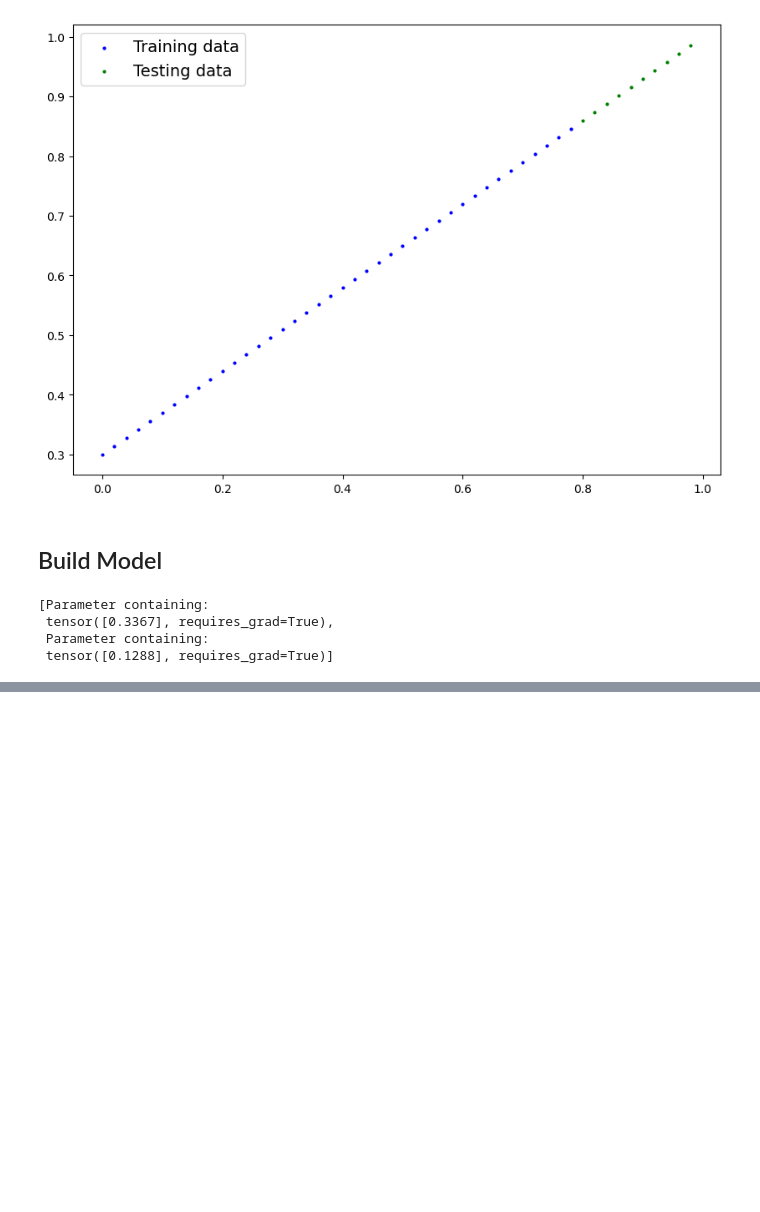
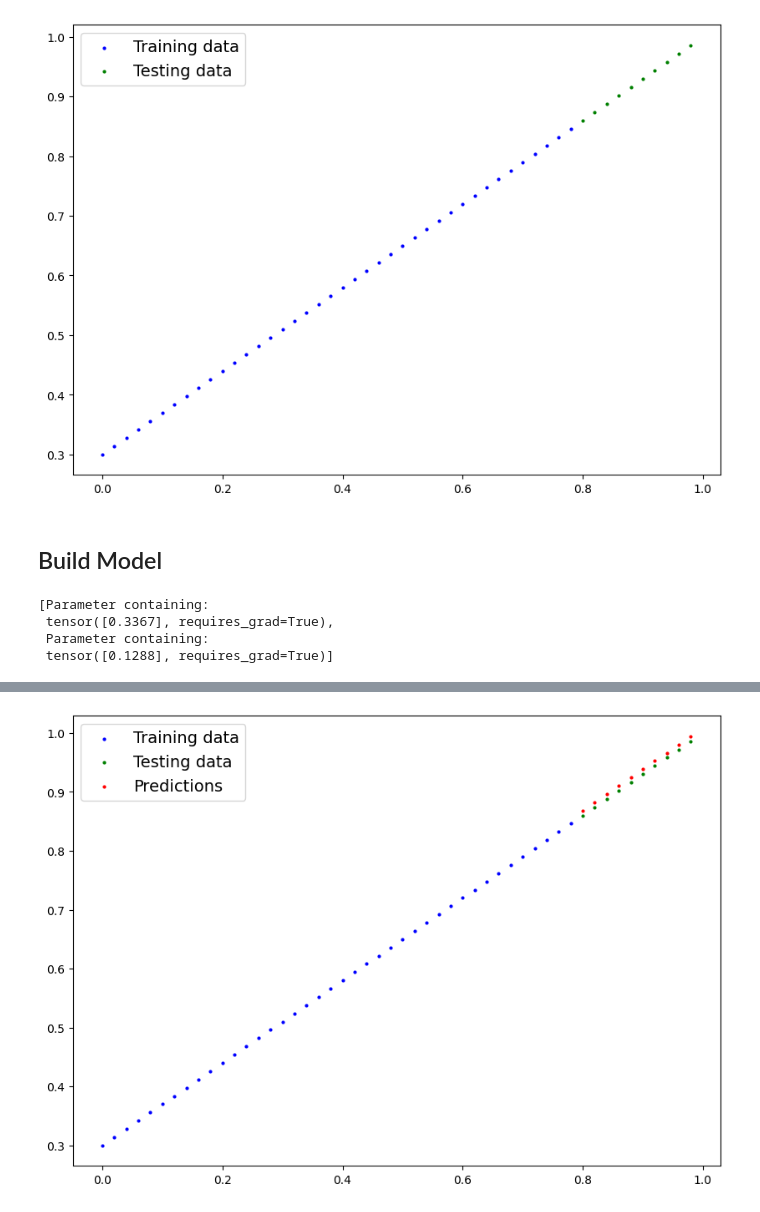
Before and after one commit to Raghav847/pytorch_learn, a Jupyter notebook: notebooks/01_pytorch_workflow.ipynb, the cells around one changed output, grey strips where cells are left out. Cells and saved outputs as stored; diff of their text form; code cells hidden in the pictures; blank space fills up the shorter version.

```diff
--- a/notebooks/01_pytorch_workflow.ipynb
+++ b/notebooks/01_pytorch_workflow.ipynb
@@ -132,0 +165,7 @@ OrderedDict([('weights', tensor([0.3367])), ('bias', tensor([0.1288]))])
+# %%
+#Loss Function
+loss_fn = nn.L1Loss()
+
+#Optimizer
+optimizer = torch.optim.SGD(model_0.parameters(),
+                            lr=0.01)
@@ -132,0 +182,29 @@ OrderedDict([('weights', tensor([0.3367])), ('bias', tensor([0.1288]))])
+# %%
+torch.manual_seed(42)
+epochs = 100
+
+#0
+for epoch in range(epochs):
+  #training mode
+  model_0.train()
+  #1
+  y_pred = model_0(X_train)
+  #2
+  loss = loss_fn(y_pred, y_train)
+
+  #3
+  optimizer.zero_grad()
+  #4
+  loss.backward()
+  #5
+  optimizer.step()
+
+#testing
+  model_0.eval()
+  with torch.inference_mode():
+    test_pred = model_0(X_test)
+    test_loss = loss_fn(test_pred, y_test)
+
+  if epoch % 10 == 0:
+    print(f"Epoch: {epoch} | Loss: {loss} | Test loss: {test_loss}")
+    print(model_0.state_dict())
@@ -132,0 +232,7 @@ OrderedDict([('weights', tensor([0.3367])), ('bias', tensor([0.1288]))])
+# %%
+with torch.inference_mode():
+  y_preds_new = model_0(X_test)
+# %%
+plot_predictions(predictions=y_preds_new)
+# %% [output]
+[figure, added]
```
Also changed, not shown: parts of 9 cells of this notebook.
